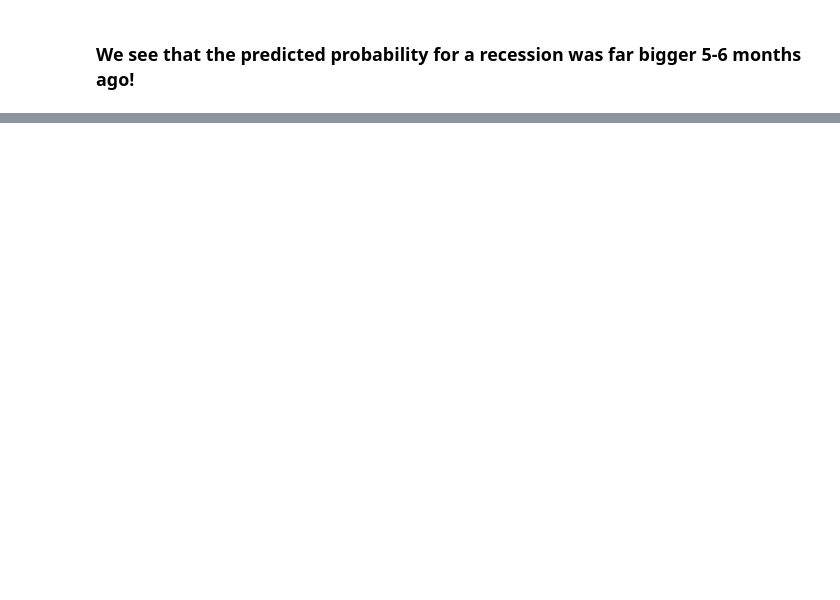
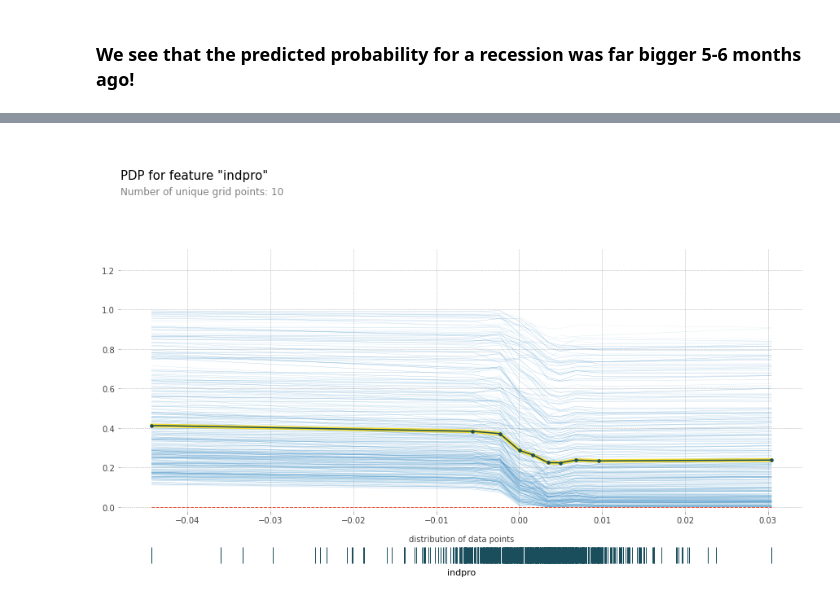
Before and after one commit to lumalik/recession-replication, a Jupyter notebook: nbs/recession-repl.ipynb, the cells around one changed output, grey strips where cells are left out. Cells and saved outputs as stored; diff of their text form; code cells hidden in the pictures; blank space fills up the shorter version.

```diff
--- a/nbs/recession-repl.ipynb
+++ b/nbs/recession-repl.ipynb
@@ -277,0 +398,10 @@ fig.show()
+# %%
+fig, axes = pdp.pdp_plot(pdp_indpro,
+                         'indpro',
+                         plot_lines=True,
+                         center=False,
+                         frac_to_plot=0.5,
+                         plot_pts_dist=True,
+)
+# %% [output]
+[figure, added]
```
Also changed, not shown: parts of 43 cells of this notebook.
